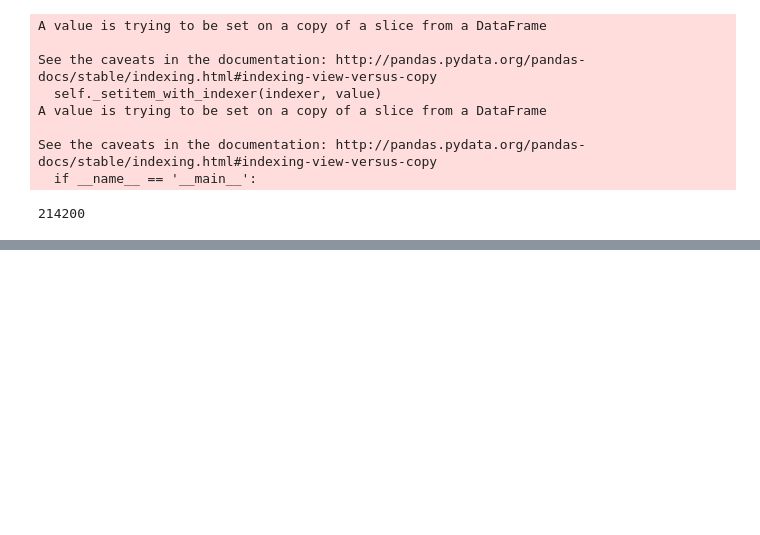
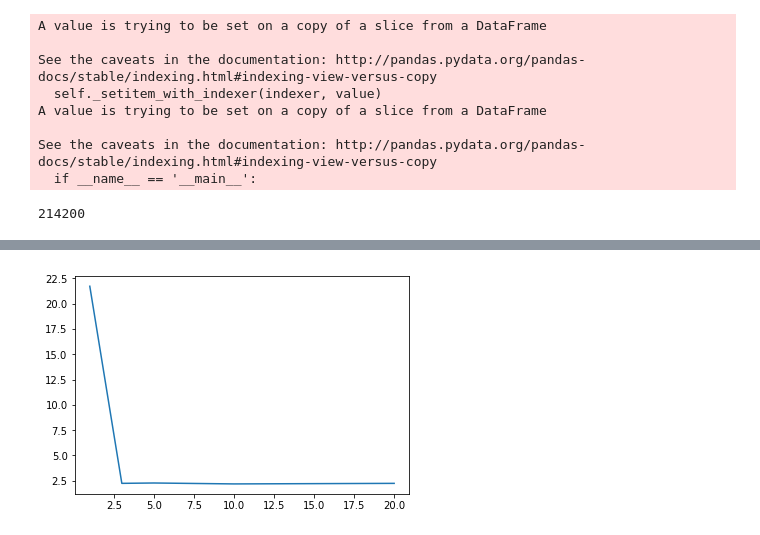
Before and after one commit to Fenil3510/Summer_Kernels, a Jupyter notebook: Future_Sales/Prediction_Zone.ipynb, the cells around one changed output, grey strips where cells are left out. Cells and saved outputs as stored; diff of their text form; code cells hidden in the pictures; blank space fills up the shorter version.

Commit message:
Tuned RF depth

```diff
--- a/Future_Sales/Prediction_Zone.ipynb
+++ b/Future_Sales/Prediction_Zone.ipynb
@@ -327,0 +376,2 @@ fake_test5
+# %%
+rf_n_est_1000_depth_1_sqrt.fit(dropped_col_train33_no_na,train33.copy().dropna()['item_cnt_month'])
@@ -327,0 +390,6 @@ fake_test5
+# %%
+t1= (1,rmse(rf_n_est_1000_depth_1_sqrt.predict(dropped_col_val33_no_na), val33.copy().dropna()['item_cnt_month']))
+t2 = (3,compute_trimmed_rmse(rf_n_est_1000_depth_3_sqrt.predict(dropped_col_val33_no_na), val33.copy().dropna()['item_cnt_month']))
+t3 = (5,compute_trimmed_rmse(rf_n_est_1000_depth_5_sqrt.predict(dropped_col_val33_no_na), val33.copy().dropna()['item_cnt_month']))
+t4 = (10,compute_trimmed_rmse(rf_n_est_1000_depth_10_sqrt.predict(dropped_col_val33_no_na), val33.copy().dropna()['item_cnt_month']))
+t5 = (20,compute_trimmed_rmse(rf_n_est_1000_depth_20_sqrt.predict(dropped_col_val33_no_na), val33.copy().dropna()['item_cnt_month']))
@@ -327,0 +414,4 @@ fake_test5
+# %%
+for_plot = pd.DataFrame([t1,t2,t3,t4,t5])
+# %%
+for_plot.columns = ['n_trees', 'val_error']
@@ -327,0 +427,7 @@ fake_test5
+# %%
+#Depth 3 is good
+plt.figure(1)
+plt.plot(for_plot['n_trees'],for_plot['val_error'])
+plt.show()
+# %% [output]
+[figure, added]
```
Also changed, not shown: parts of 34 cells of this notebook.
